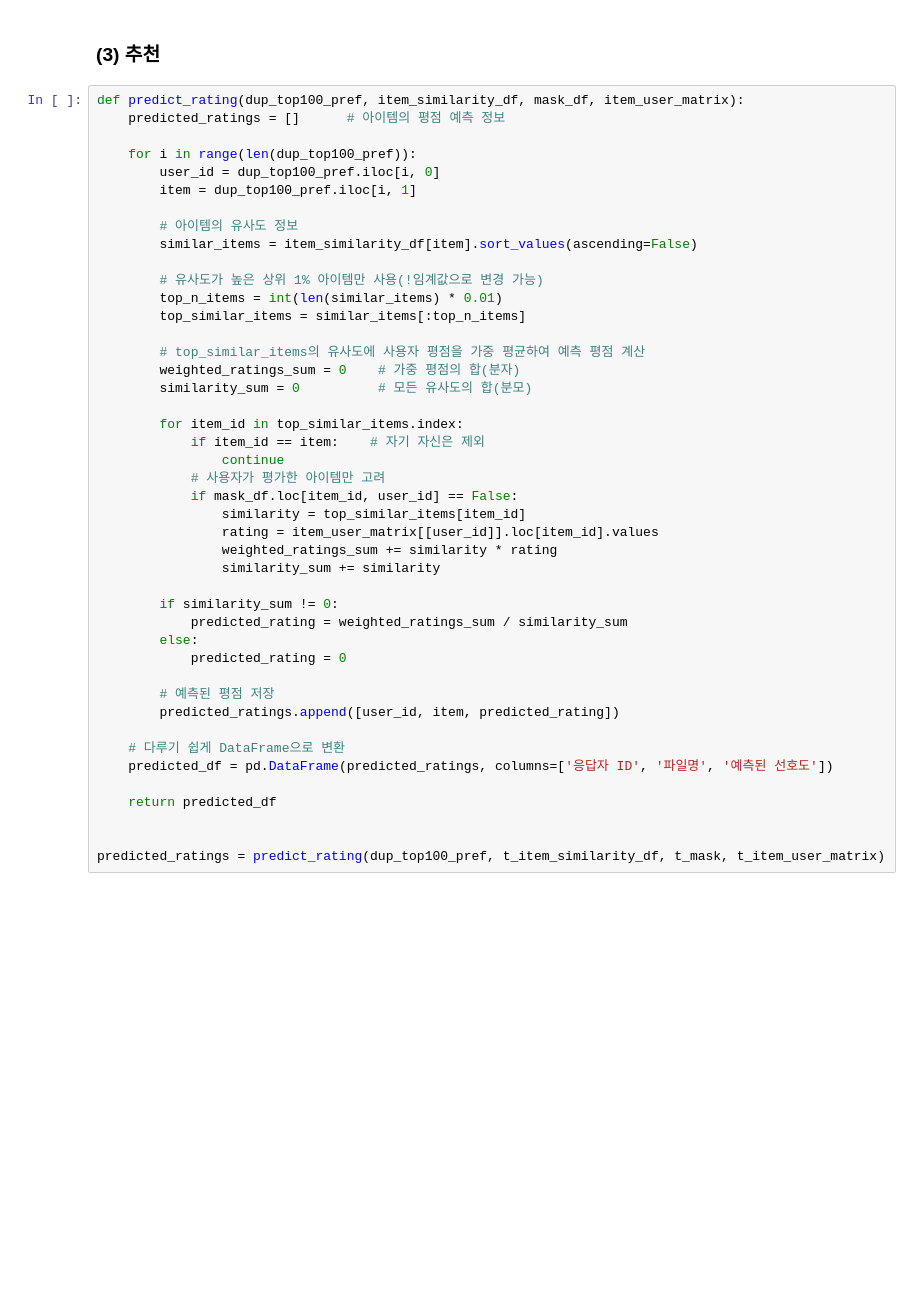
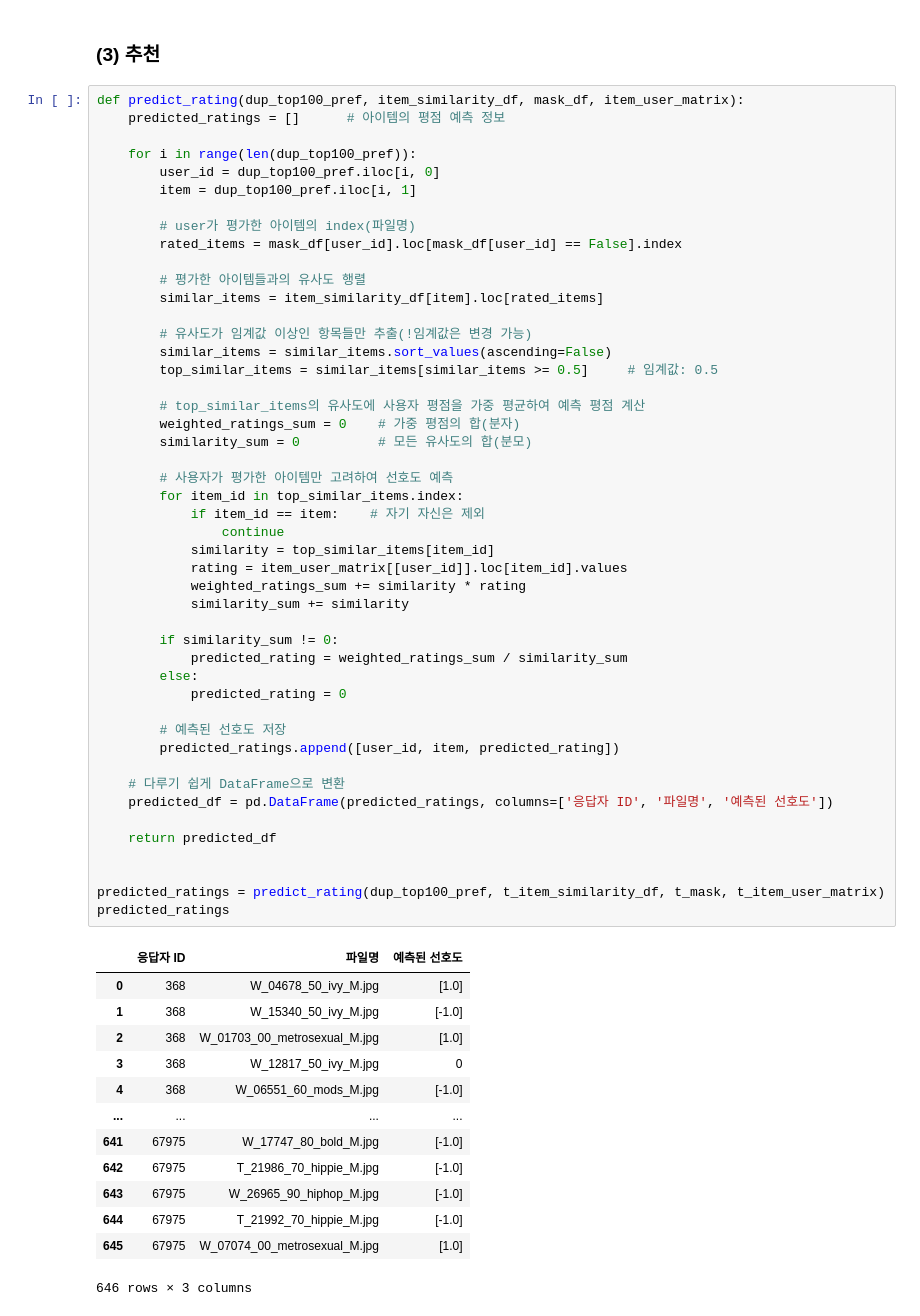
Before and after one commit to editdiary/DCC, a Jupyter notebook: Mission3/mission3-1.ipynb, the cells around one changed output. Saved outputs shown, nothing was run; the diff lists cells and outputs as text; blank space fills up the shorter version.

```diff
--- a/Mission3/mission3-1.ipynb
+++ b/Mission3/mission3-1.ipynb
@@ -132,45 +138,62 @@ def predict_rating(dup_top100_pref, item_similarity_df, mask_df, item_user_matri
     predicted_ratings = []      # 아이템의 평점 예측 정보
 
     for i in range(len(dup_top100_pref)):
         user_id = dup_top100_pref.iloc[i, 0]
         item = dup_top100_pref.iloc[i, 1]
 
-        # 아이템의 유사도 정보
-        similar_items = item_similarity_df[item].sort_values(ascending=False)
+        # user가 평가한 아이템의 index(파일명)
+        rated_items = mask_df[user_id].loc[mask_df[user_id] == False].index
 
-        # 유사도가 높은 상위 1% 아이템만 사용(!임계값으로 변경 가능)
-        top_n_items = int(len(similar_items) * 0.01)
-        top_similar_items = similar_items[:top_n_items]
+        # 평가한 아이템들과의 유사도 행렬
+        similar_items = item_similarity_df[item].loc[rated_items]
+
+        # 유사도가 임계값 이상인 항목들만 추출(!임계값은 변경 가능)
+        similar_items = similar_items.sort_values(ascending=False)
+        top_similar_items = similar_items[similar_items >= 0.5]     # 임계값: 0.5
 
         # top_similar_items의 유사도에 사용자 평점을 가중 평균하여 예측 평점 계산
         weighted_ratings_sum = 0    # 가중 평점의 합(분자)
         similarity_sum = 0          # 모든 유사도의 합(분모)
 
+        # 사용자가 평가한 아이템만 고려하여 선호도 예측
         for item_id in top_similar_items.index:
             if item_id == item:    # 자기 자신은 제외
                 continue
-            # 사용자가 평가한 아이템만 고려
-            if mask_df.loc[item_id, user_id] == False:
-                similarity = top_similar_items[item_id]
-                rating = item_user_matrix[[user_id]].loc[item_id].values
-                weighted_ratings_sum += similarity * rating
-                similarity_sum += similarity
+            similarity = top_similar_items[item_id]
+            rating = item_user_matrix[[user_id]].loc[item_id].values
+            weighted_ratings_sum += similarity * rating
+            similarity_sum += similarity
 
         if similarity_sum != 0:
             predicted_rating = weighted_ratings_sum / similarity_sum
         else:
             predicted_rating = 0
 
-        # 예측된 평점 저장
+        # 예측된 선호도 저장
         predicted_ratings.append([user_id, item, predicted_rating])
 
     # 다루기 쉽게 DataFrame으로 변환
     predicted_df = pd.DataFrame(predicted_ratings, columns=['응답자 ID', '파일명', '예측된 선호도'])
 
     return predicted_df
 
 
 predicted_ratings = predict_rating(dup_top100_pref, t_item_similarity_df, t_mask, t_item_user_matrix)
+predicted_ratings
+# %% [output]
+|  | 응답자 ID | 파일명 | 예측된 선호도 |
+| 0 | 368 | W_04678_50_ivy_M.jpg | [1.0] |
+| 1 | 368 | W_15340_50_ivy_M.jpg | [-1.0] |
+| 2 | 368 | W_01703_00_metrosexual_M.jpg | [1.0] |
+| 3 | 368 | W_12817_50_ivy_M.jpg | 0 |
+| 4 | 368 | W_06551_60_mods_M.jpg | [-1.0] |
+| ... | ... | ... | ... |
+| 641 | 67975 | W_17747_80_bold_M.jpg | [-1.0] |
+| 642 | 67975 | T_21986_70_hippie_M.jpg | [-1.0] |
+| 643 | 67975 | W_26965_90_hiphop_M.jpg | [-1.0] |
+| 644 | 67975 | T_21992_70_hippie_M.jpg | [-1.0] |
+| 645 | 67975 | W_07074_00_metrosexual_M.jpg | [1.0] |
+646 rows × 3 columns
 # %%
 # 실제 스타일 선호 여부와 예측된 선호 여부 비교
 total_dup_pref = dup_top100_pref.merge(predicted_ratings, on=['응답자 ID', '파일명'], how='left')
```
Also changed, not shown: parts of 3 cells of this notebook.
